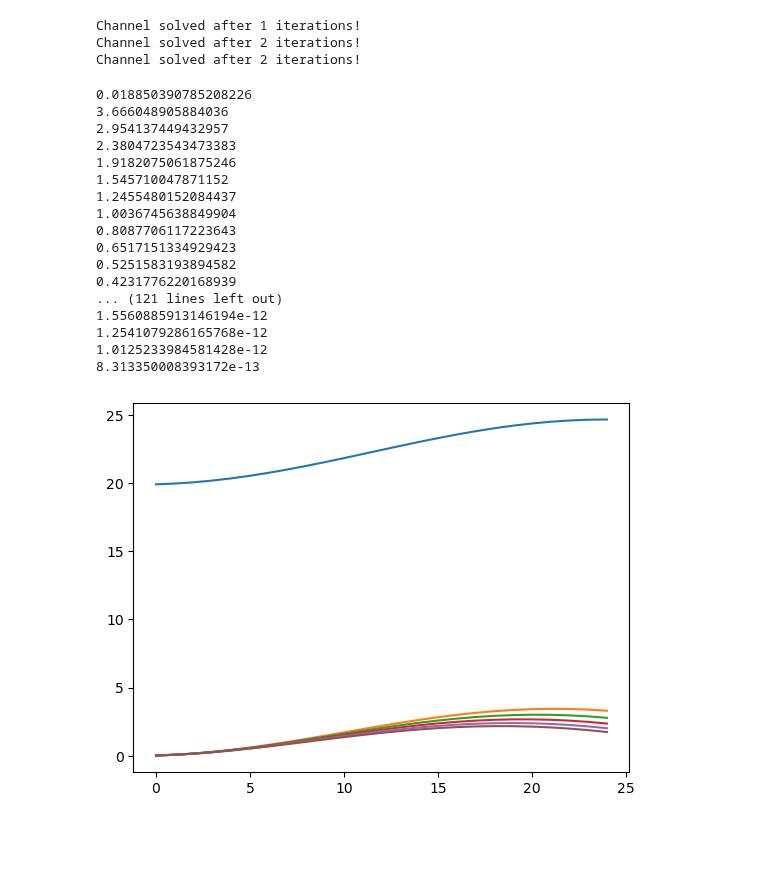
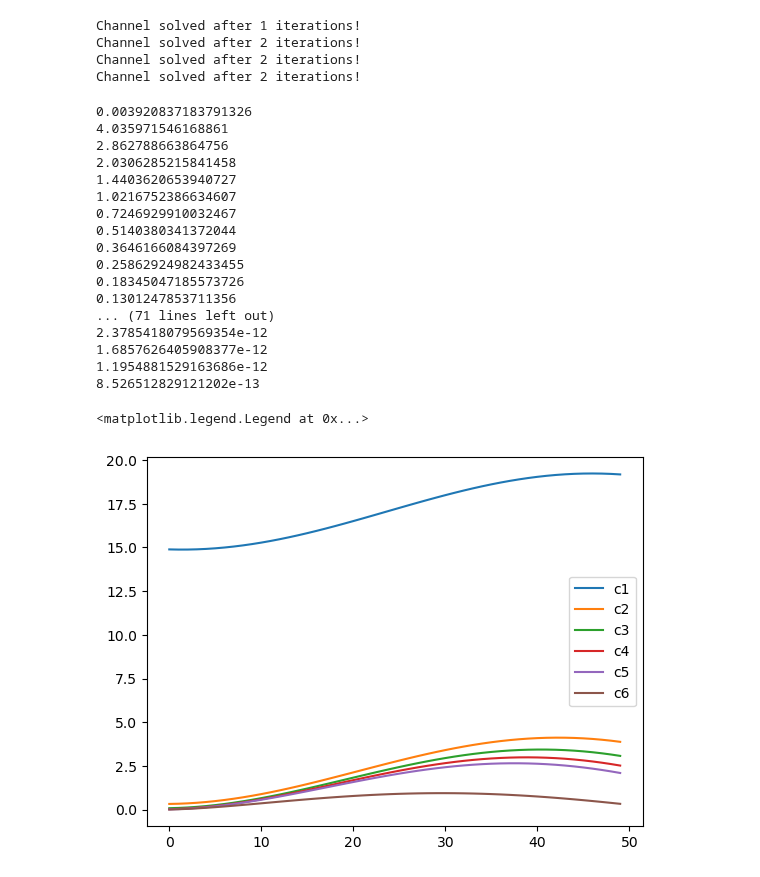
Before and after one commit to jfaulkner31/mothman, a Jupyter notebook: testing2.ipynb, the cells around one changed output. Drawn from its saved outputs; the diff is of its cells as text; code cells hidden in the pictures; blank space fills up the shorter version.

```diff
--- a/testing2.ipynb
+++ b/testing2.ipynb
@@ -90,7 +90,7 @@ lower_plenum = Channel(gravity=gravity,
 # Interfaces to handle data passing from one channel to another.
 ch_to_up = ChannelInterface(ch1=ch, ch2=upper_plenum)
 up_to_ex = ChannelInterface(ch1=upper_plenum, ch2=external_loop)
-ex_to_lp = ChannelInterface(ch1=external_loop, ch2=ch)
+ex_to_lp = ChannelInterface(ch1=external_loop, ch2=lower_plenum)
 lp_to_ch = ChannelInterface(ch1=lower_plenum, ch2=ch)
 
 # Solution order - main channel -> plenum -> external loop -> lower plenum -> main channel
@@ -111,11 +111,12 @@ lp_to_ch.update_interface_conditions(tracer_bool=False, th_bool=True)
 Channel solved after 1 iterations!
 Channel solved after 2 iterations!
 Channel solved after 2 iterations!
+Channel solved after 2 iterations!
 # %%
 tracer_names = ['c1', 'c2', 'c3', 'c4', 'c5', 'c6']
 initial_value_tracers = 0.0
 scheme_tracers = 'upwind'
-decay_consts = [0.0001, 0.10, 0.15, 0.20, 0.25, 0.30]
+decay_consts = [0.01, 0.10, 0.15, 0.20, 0.25, 1]
 beta = [1.0,1.0,1.0,1.0,1.0,1.0]
 boundary = 'lower' # must be lower anyways
 phi_tracer = 1.0
@@ -140,6 +141,12 @@ for idx, name in enumerate(tracer_names):
                                      scheme='upwind', decay_const=decay_consts[idx],
                                      boundary=boundary, phi=phi_tracer,rho=rho_tracer,source=0.0, beta=beta[idx])
 
+# TRACER SETUP IN LOWER PLENUM
+for idx, name in enumerate(tracer_names):
+  lower_plenum.add_tracer_to_channel(name=tracer_names[idx], initial_value=0.0,
+                                     scheme='upwind', decay_const=decay_consts[idx],
+                                     boundary=boundary, phi=phi_tracer,rho=rho_tracer,source=0.0, beta=beta[idx])
+
 # TRACER SOLVE LOOP
 ch_inlet_value = phi_tracer
 while True:
@@ -161,25 +168,27 @@ while True:
   if diff < 1e-12:
     break
 # %% [output]
-0.018850390785208226
-3.666048905884036
-2.954137449432957
-2.3804723543473383
-1.9182075061875246
-1.545710047871152
-1.2455480152084437
-1.0036745638849904
-0.8087706117223643
-0.6517151334929423
-0.5251583193894582
-0.4231776220168939
-... (121 lines left out)
-1.5560885913146194e-12
-1.2541079286165768e-12
-1.0125233984581428e-12
-8.313350008393172e-13
+0.003920837183791326
+4.035971546168861
+2.862788663864756
+2.0306285215841458
+1.4403620653940727
+1.0216752386634607
+0.7246929910032467
+0.5140380341372044
+0.3646166084397269
+0.25862924982433455
+0.18345047185573726
+0.1301247853711356
+... (71 lines left out)
+2.3785418079569354e-12
+1.6857626405908377e-12
+1.1954881529163686e-12
+8.526512829121202e-13
 # %%
 for this in ch.tracers.keys():
-  plt.plot(ch.tracers[this].T)
+  plt.plot(ch.tracers[this].T, label=this)
+plt.legend()
 # %% [output]
+<matplotlib.legend.Legend at 0x...>
-[figure, old version]
+[figure, new version]
```
Also changed, not shown: parts of 14 cells of this notebook, 4 other files.
